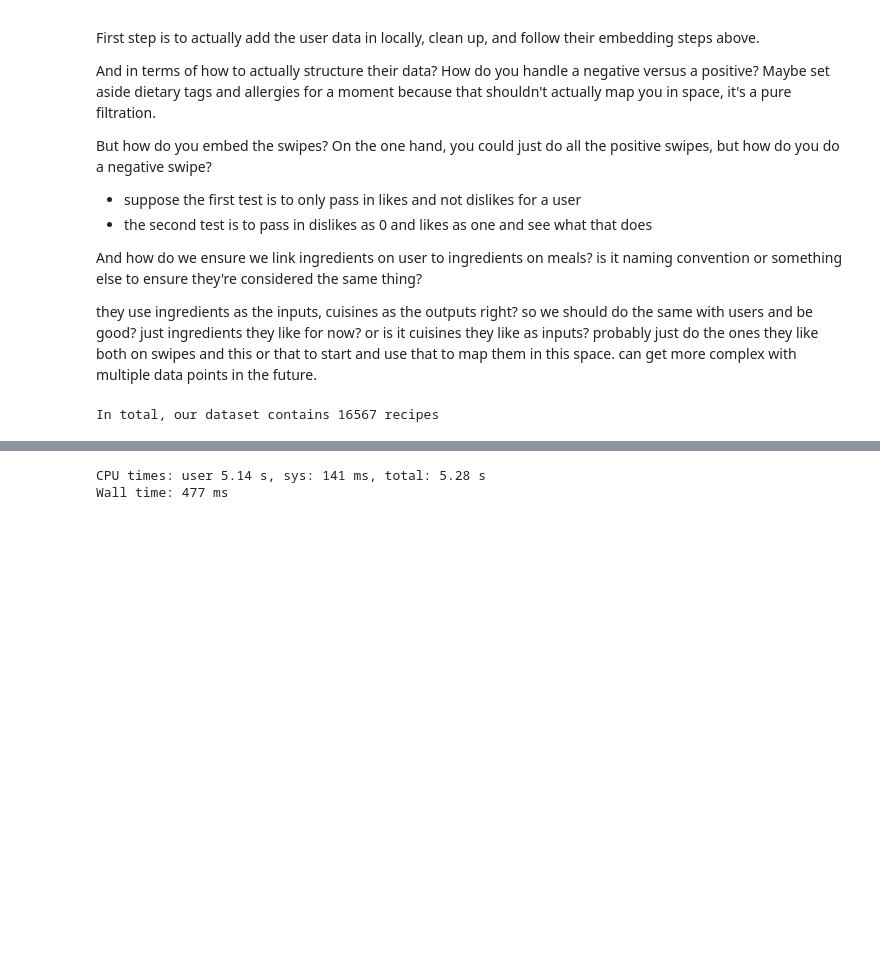
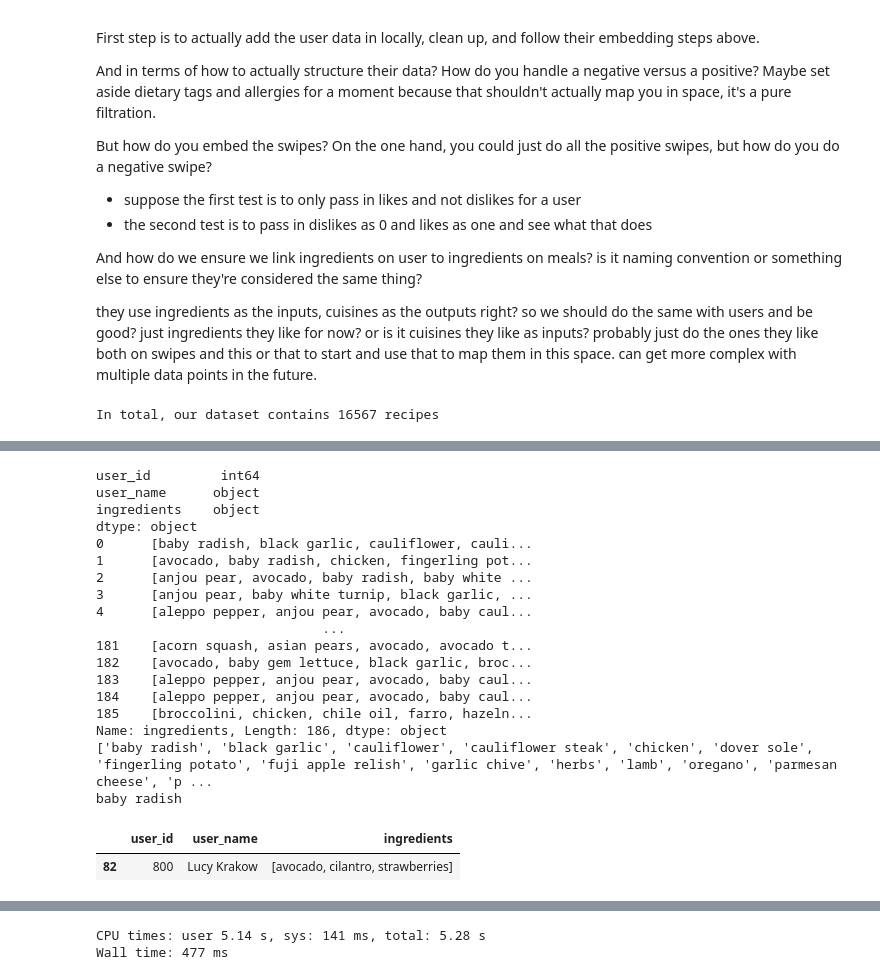
Before and after one commit to mrondin1/ADA_Course_Project, a Jupyter notebook: Project/Final Notebook (milestone 3).ipynb, the cells around one changed output, grey strips where cells are left out. Drawn from its saved outputs; the diff is of its cells as text; code cells hidden in the pictures; blank space fills up the shorter version.

```diff
--- a/Project/Final Notebook (milestone 3).ipynb
+++ b/Project/Final Notebook (milestone 3).ipynb
@@ -699,0 +731,45 @@ print(type(user_df.ingredients))
+# %%
+#     # Load the basic information on the ingredients and users from json
+#     json_user_df = None
+#     for file in os.listdir(lists_folder):
+#         if 'DS_' in file:
+#             continue
+#         file_path = os.path.join(lists_folder, file)
+#         with open(file_path) as sd:
+#             data = json.load(sd)
+#         user_cdf = pd.DataFrame(data)
+#         user_cdf['user_name'] = file.split('.')[0].split('_')[-2]
+#         user_df = (user_cdf if user_df is None else pd.concat([user_df, user_cdf]))
+with open('data/users/json_agg_attempt_export.json') as sd:
+    data = json.load(sd)
+user_cdf = pd.DataFrame(data)
+json_user_df = user_cdf[['user_id','user_name','ingredients']]
+
+print(json_user_df.dtypes)
+print(json_user_df.ingredients)
+print(json_user_df.ingredients[0])
+print(json_user_df.ingredients[0][0])
+
+sample = json_user_df.sample(n=1)
+display(sample)
+# %% [output]
+user_id         int64
+user_name      object
+ingredients    object
+dtype: object
+0      [baby radish, black garlic, cauliflower, cauli...
+1      [avocado, baby radish, chicken, fingerling pot...
+2      [anjou pear, avocado, baby radish, baby white ...
+3      [anjou pear, baby white turnip, black garlic, ...
+4      [aleppo pepper, anjou pear, avocado, baby caul...
+                             ...
+181    [acorn squash, asian pears, avocado, avocado t...
+182    [avocado, baby gem lettuce, black garlic, broc...
+183    [aleppo pepper, anjou pear, avocado, baby caul...
+184    [aleppo pepper, anjou pear, avocado, baby caul...
+185    [broccolini, chicken, chile oil, farro, hazeln...
+Name: ingredients, Length: 186, dtype: object
+['baby radish', 'black garlic', 'cauliflower', 'cauliflower steak', 'chicken', 'dover sole', 'fingerling potato', 'fuji apple relish', 'garlic chive', 'herbs', 'lamb', 'oregano', 'parmesan cheese', 'p ...
+baby radish
+|  | user_id | user_name | ingredients |
+| 82 | 800 | Lucy Krakow | [avocado, cilantro, strawberries] |
```
Also changed, not shown: parts of 10 cells of this notebook.
